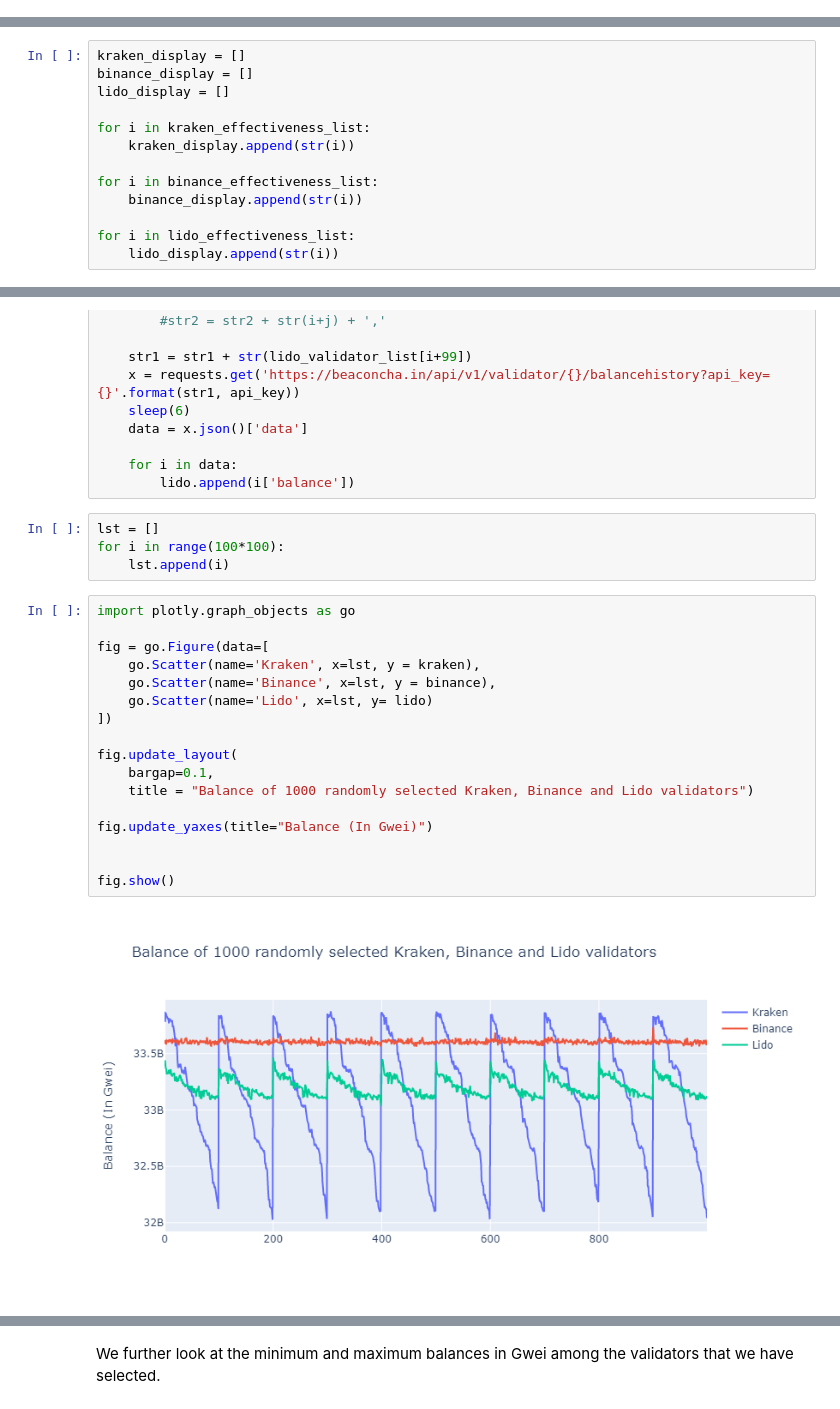
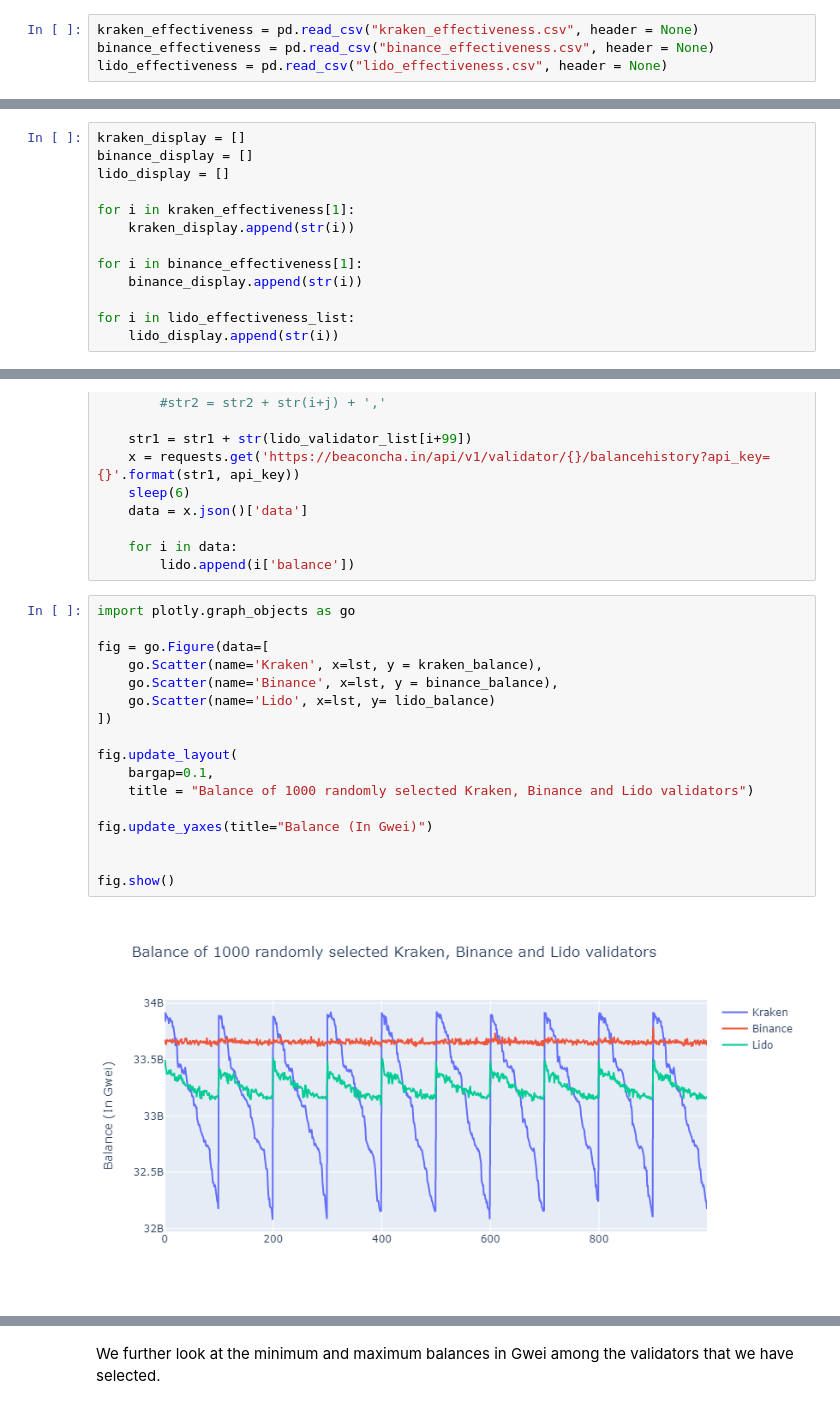
Before and after one commit to SHSR2001/beacondigest, a Jupyter notebook: notebooks/2021/08/09/validator_performance.ipynb, the cells around one changed output, grey strips where cells are left out. Saved outputs shown, nothing was run; the diff lists cells and outputs as text.

```diff
--- a/notebooks/2021/08/09/validator_performance.ipynb
+++ b/notebooks/2021/08/09/validator_performance.ipynb
@@ -176,6 +178,10 @@ writer = csv.writer(a_file)
 
 for key, value in lido_dict.items():
     writer.writerow([key, value])
+# %%
+kraken_effectiveness = pd.read_csv("kraken_effectiveness.csv", header = None)
+binance_effectiveness = pd.read_csv("binance_effectiveness.csv", header = None)
+lido_effectiveness = pd.read_csv("lido_effectiveness.csv", header = None)
 # %% [markdown]
 #### Kraken
 # %%
@@ -280,10 +284,10 @@ kraken_display = []
 binance_display = []
 lido_display = []
 
-for i in kraken_effectiveness_list:
+for i in kraken_effectiveness[1]:
     kraken_display.append(str(i))
 
-for i in binance_effectiveness_list:
+for i in binance_effectiveness[1]:
     binance_display.append(str(i))
 
 for i in lido_effectiveness_list:
@@ -636,27 +644,23 @@ for i in range(0,1000,100):
 
     for i in data:
         lido.append(i['balance'])
-# %%
-lst = []
-for i in range(100*100):
-    lst.append(i)
 # %%
 import plotly.graph_objects as go
 
 fig = go.Figure(data=[
-    go.Scatter(name='Kraken', x=lst, y = kraken),
-    go.Scatter(name='Binance', x=lst, y = binance),
-    go.Scatter(name='Lido', x=lst, y= lido)
+    go.Scatter(name='Kraken', x=lst, y = kraken_balance),
+    go.Scatter(name='Binance', x=lst, y = binance_balance),
+    go.Scatter(name='Lido', x=lst, y= lido_balance)
 ])
 
 fig.update_layout(
     bargap=0.1,
     title = "Balance of 1000 randomly selected Kraken, Binance and Lido validators")
 
 fig.update_yaxes(title="Balance (In Gwei)")
 
 
 fig.show()
 # %% [output]
-[figure, old version]
+[figure, new version]
 # %% [markdown]
```
Also changed, not shown: parts of 12 cells of this notebook, 1 other file.
